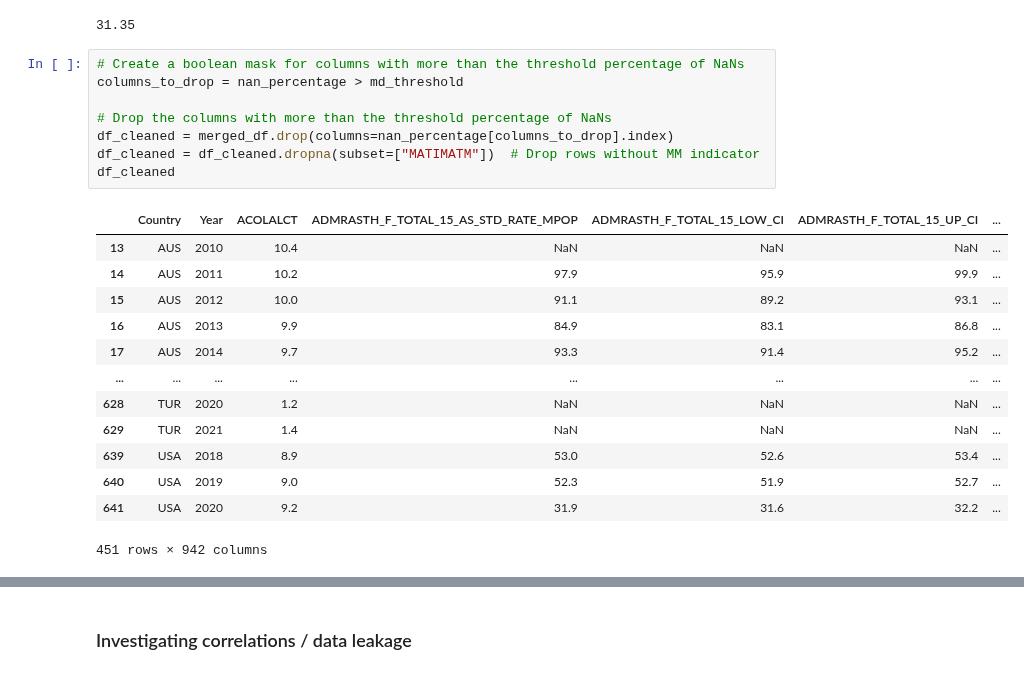
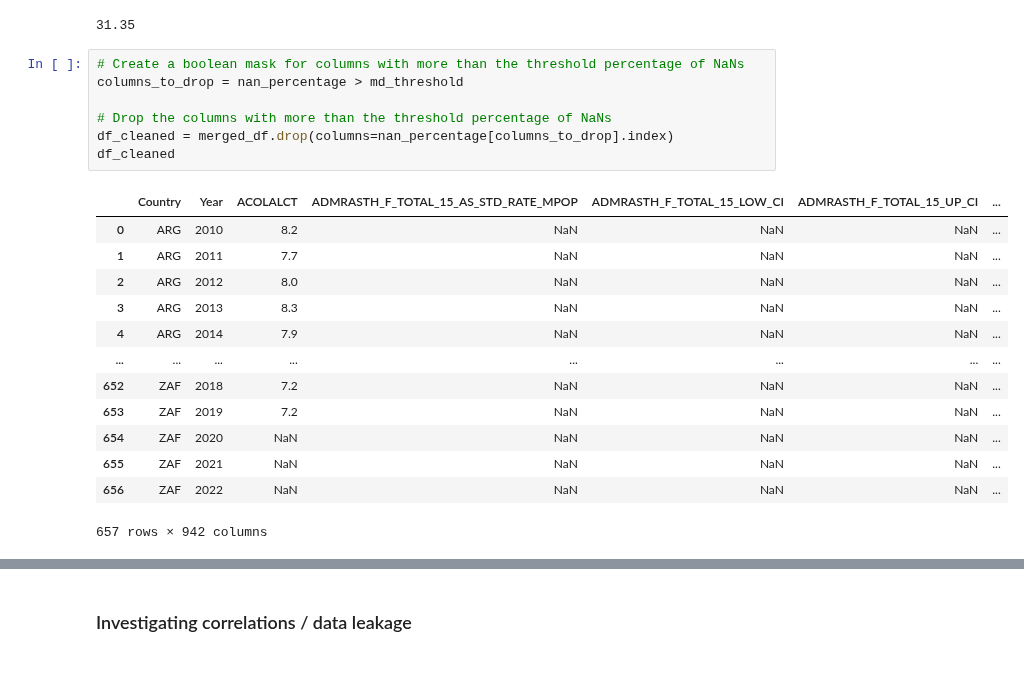
Before and after one commit to JenShumway/MADS_MilestoneII, a Jupyter notebook: data_cleaning/OECD_Cleaning.ipynb, the cells around one changed output, grey strips where cells are left out. Cells and saved outputs as stored; diff of their text form.

```diff
--- a/data_cleaning/OECD_Cleaning.ipynb
+++ b/data_cleaning/OECD_Cleaning.ipynb
@@ -167,22 +167,21 @@ print((merged_df["MATIMATM"].isna().mean() * 100).round(2))
 # %%
 # Create a boolean mask for columns with more than the threshold percentage of NaNs
 columns_to_drop = nan_percentage > md_threshold
 
 # Drop the columns with more than the threshold percentage of NaNs
 df_cleaned = merged_df.drop(columns=nan_percentage[columns_to_drop].index)
-df_cleaned = df_cleaned.dropna(subset=["MATIMATM"])  # Drop rows without MM indicator
 df_cleaned
 # %% [output]
 |  | Country | Year | ACOLALCT | ADMRASTH_F_TOTAL_15_AS_STD_RATE_MPOP | ADMRASTH_F_TOTAL_15_LOW_CI | ADMRASTH_F_TOTAL_15_UP_CI | ... |
-| 13 | AUS | 2010 | 10.4 | NaN | NaN | NaN | ... |
-| 14 | AUS | 2011 | 10.2 | 97.9 | 95.9 | 99.9 | ... |
-| 15 | AUS | 2012 | 10.0 | 91.1 | 89.2 | 93.1 | ... |
-| 16 | AUS | 2013 | 9.9 | 84.9 | 83.1 | 86.8 | ... |
-| 17 | AUS | 2014 | 9.7 | 93.3 | 91.4 | 95.2 | ... |
+| 0 | ARG | 2010 | 8.2 | NaN | NaN | NaN | ... |
+| 1 | ARG | 2011 | 7.7 | NaN | NaN | NaN | ... |
+| 2 | ARG | 2012 | 8.0 | NaN | NaN | NaN | ... |
+| 3 | ARG | 2013 | 8.3 | NaN | NaN | NaN | ... |
+| 4 | ARG | 2014 | 7.9 | NaN | NaN | NaN | ... |
 | ... | ... | ... | ... | ... | ... | ... | ... |
-| 628 | TUR | 2020 | 1.2 | NaN | NaN | NaN | ... |
-| 629 | TUR | 2021 | 1.4 | NaN | NaN | NaN | ... |
-| 639 | USA | 2018 | 8.9 | 53.0 | 52.6 | 53.4 | ... |
-| 640 | USA | 2019 | 9.0 | 52.3 | 51.9 | 52.7 | ... |
-| 641 | USA | 2020 | 9.2 | 31.9 | 31.6 | 32.2 | ... |
+| 652 | ZAF | 2018 | 7.2 | NaN | NaN | NaN | ... |
+| 653 | ZAF | 2019 | 7.2 | NaN | NaN | NaN | ... |
+| 654 | ZAF | 2020 | NaN | NaN | NaN | NaN | ... |
+| 655 | ZAF | 2021 | NaN | NaN | NaN | NaN | ... |
+| 656 | ZAF | 2022 | NaN | NaN | NaN | NaN | ... |
-451 rows × 942 columns
+657 rows × 942 columns
```
Also changed, not shown: parts of 6 cells of this notebook, 1 other file.
